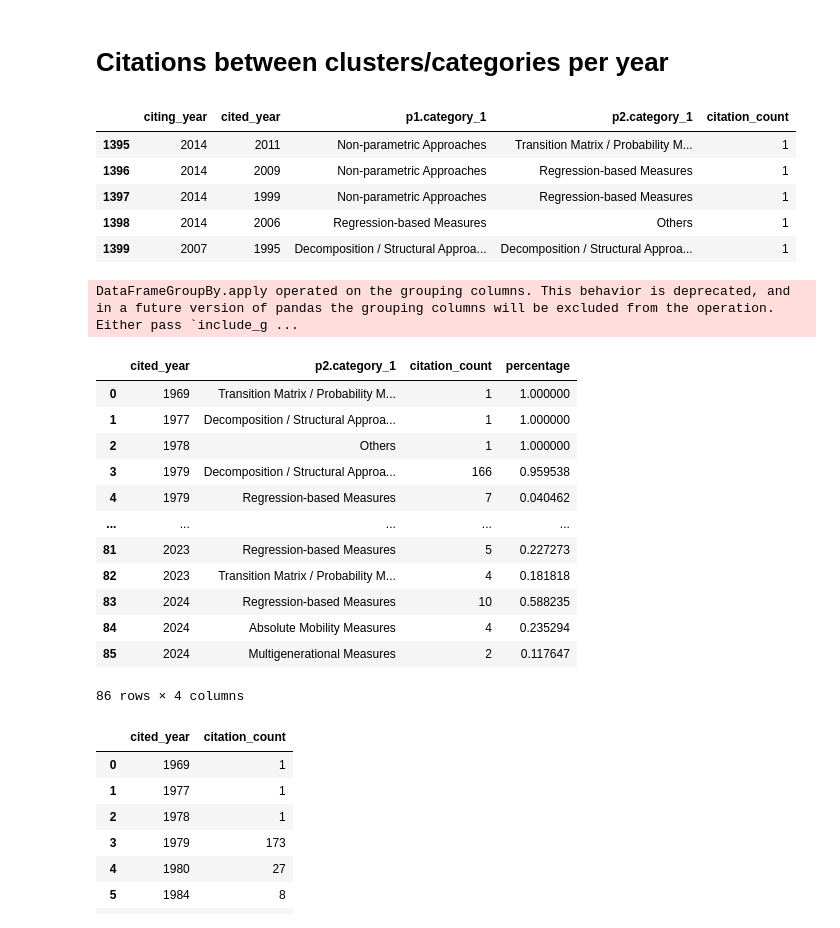
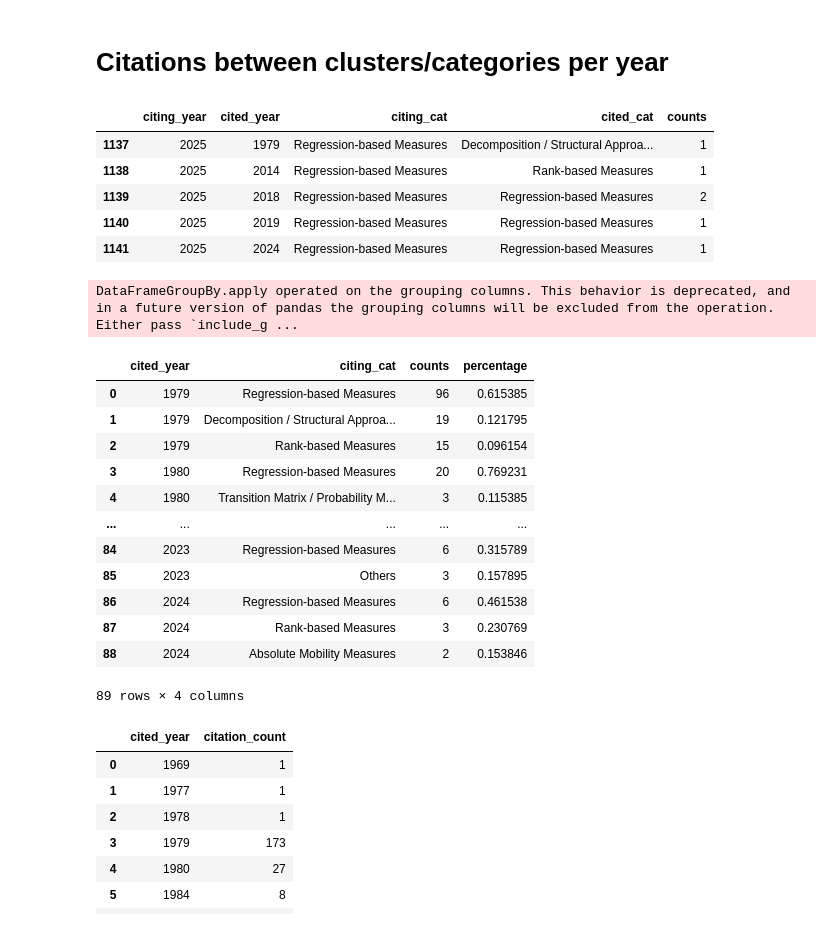
Before and after one commit to SereneKim/meta-welath_mobility, a Jupyter notebook: 5_create_nodes_rels.ipynb, the cells around one changed output. Cells and saved outputs as stored; diff of their text form; code cells hidden in the pictures.

```diff
--- a/5_create_nodes_rels.ipynb
+++ b/5_create_nodes_rels.ipynb
@@ -1712,33 +1562,34 @@ viz_counts.to_csv(f'{path}/results/viz_data_cats_counts.csv', index=False)
 # %% [markdown]
 # Citations between clusters/categories per year
 # %%
-per_cluster_year = pd.read_csv(f'{path}/results/citations_between_years_by_cat1.csv')
+per_cluster_year = pd.read_csv(f'{path}/results/Paper/citation_between_years_by_cat1.csv')
 per_cluster_year.tail()
 # %% [output]
-|  | citing_year | cited_year | p1.category_1 | p2.category_1 | citation_count |
-| 1395 | 2014 | 2011 | Non‐parametric Approaches | Transition Matrix / Probability M... | 1 |
-| 1396 | 2014 | 2009 | Non‐parametric Approaches | Regression‐based Measures | 1 |
-| 1397 | 2014 | 1999 | Non‐parametric Approaches | Regression‐based Measures | 1 |
-| 1398 | 2014 | 2006 | Regression‐based Measures | Others | 1 |
-| 1399 | 2007 | 1995 | Decomposition / Structural Approa... | Decomposition / Structural Approa... | 1 |
+|  | citing_year | cited_year | citing_cat | cited_cat | counts |
+| 1137 | 2025 | 1979 | Regression‐based Measures | Decomposition / Structural Approa... | 1 |
+| 1138 | 2025 | 2014 | Regression‐based Measures | Rank‐based Measures | 1 |
+| 1139 | 2025 | 2018 | Regression‐based Measures | Regression‐based Measures | 2 |
+| 1140 | 2025 | 2019 | Regression‐based Measures | Regression‐based Measures | 1 |
+| 1141 | 2025 | 2024 | Regression‐based Measures | Regression‐based Measures | 1 |
 # %%
-most_cited = per_cluster_year.groupby(['cited_year', 'p2.category_1'], group_keys=False).agg({'citation_count': 'sum'}).reset_index()
-most_cited['percentage'] = most_cited.groupby('cited_year')['citation_count'].transform(lambda x: x / x.sum())
-most_cited = most_cited.groupby('cited_year').apply(lambda x: x.nlargest(3, 'citation_count')).reset_index(drop=True)
+# Use 'cited' or 'citing'
+most_cited = per_cluster_year.groupby(['cited_year', 'citing_cat'], group_keys=False).agg({'counts': 'sum'}).reset_index()
+most_cited['percentage'] = most_cited.groupby('cited_year')['counts'].transform(lambda x: x / x.sum())
+most_cited = most_cited.groupby('cited_year').apply(lambda x: x.nlargest(3, 'counts')).reset_index(drop=True)
 most_cited
 # %% [output]
 DataFrameGroupBy.apply operated on the grouping columns. This behavior is deprecated, and in a future version of pandas the grouping columns will be excluded from the operation. Either pass `include_g ...
-|  | cited_year | p2.category_1 | citation_count | percentage |
-| 0 | 1969 | Transition Matrix / Probability M... | 1 | 1.000000 |
-| 1 | 1977 | Decomposition / Structural Approa... | 1 | 1.000000 |
-| 2 | 1978 | Others | 1 | 1.000000 |
-| 3 | 1979 | Decomposition / Structural Approa... | 166 | 0.959538 |
-| 4 | 1979 | Regression‐based Measures | 7 | 0.040462 |
+|  | cited_year | citing_cat | counts | percentage |
+| 0 | 1979 | Regression‐based Measures | 96 | 0.615385 |
+| 1 | 1979 | Decomposition / Structural Approa... | 19 | 0.121795 |
+| 2 | 1979 | Rank‐based Measures | 15 | 0.096154 |
+| 3 | 1980 | Regression‐based Measures | 20 | 0.769231 |
+| 4 | 1980 | Transition Matrix / Probability M... | 3 | 0.115385 |
 | ... | ... | ... | ... | ... |
-| 81 | 2023 | Regression‐based Measures | 5 | 0.227273 |
-| 82 | 2023 | Transition Matrix / Probability M... | 4 | 0.181818 |
-| 83 | 2024 | Regression‐based Measures | 10 | 0.588235 |
-| 84 | 2024 | Absolute Mobility Measures | 4 | 0.235294 |
-| 85 | 2024 | Multigenerational Measures | 2 | 0.117647 |
+| 84 | 2023 | Regression‐based Measures | 6 | 0.315789 |
+| 85 | 2023 | Others | 3 | 0.157895 |
+| 86 | 2024 | Regression‐based Measures | 6 | 0.461538 |
+| 87 | 2024 | Rank‐based Measures | 3 | 0.230769 |
+| 88 | 2024 | Absolute Mobility Measures | 2 | 0.153846 |
-86 rows × 4 columns
+89 rows × 4 columns
 # %%
```
Also changed, not shown: parts of 26 cells of this notebook, 6 other files.
